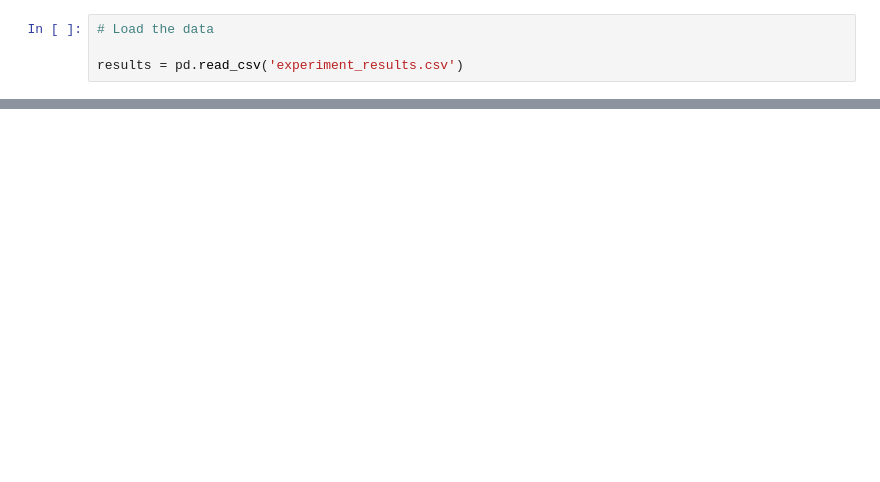
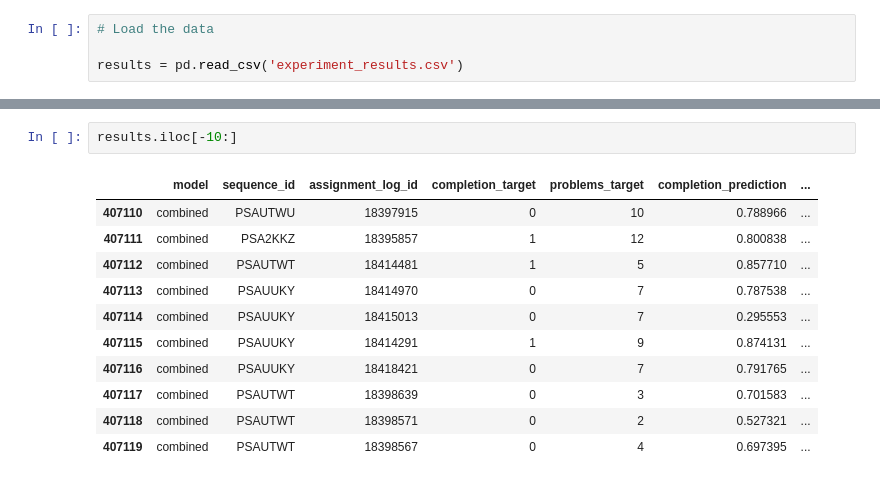
Before and after one commit to adamSales/massachusetts_observational_study, a Jupyter notebook: AIED 2022/experiment_analysis.ipynb, the cells around one changed output, grey strips where cells are left out. Saved outputs shown, nothing was run; the diff lists cells and outputs as text; blank space fills up the shorter version.

Commit message:
got final results

```diff
--- a/AIED 2022/experiment_analysis.ipynb
+++ b/AIED 2022/experiment_analysis.ipynb
@@ -348,0 +380,14 @@ metrics.iloc[-10:]
+# %%
+results.iloc[-10:]
+# %% [output]
+|  | model | sequence_id | assignment_log_id | completion_target | problems_target | completion_prediction | ... |
+| 407110 | combined | PSAUTWU | 18397915 | 0 | 10 | 0.788966 | ... |
+| 407111 | combined | PSA2KKZ | 18395857 | 1 | 12 | 0.800838 | ... |
+| 407112 | combined | PSAUTWT | 18414481 | 1 | 5 | 0.857710 | ... |
+| 407113 | combined | PSAUUKY | 18414970 | 0 | 7 | 0.787538 | ... |
+| 407114 | combined | PSAUUKY | 18415013 | 0 | 7 | 0.295553 | ... |
+| 407115 | combined | PSAUUKY | 18414291 | 1 | 9 | 0.874131 | ... |
+| 407116 | combined | PSAUUKY | 18418421 | 0 | 7 | 0.791765 | ... |
+| 407117 | combined | PSAUTWT | 18398639 | 0 | 3 | 0.701583 | ... |
+| 407118 | combined | PSAUTWT | 18398571 | 0 | 2 | 0.527321 | ... |
+| 407119 | combined | PSAUTWT | 18398567 | 0 | 4 | 0.697395 | ... |
```
Also changed, not shown: parts of 3 cells of this notebook, 1 other file.
